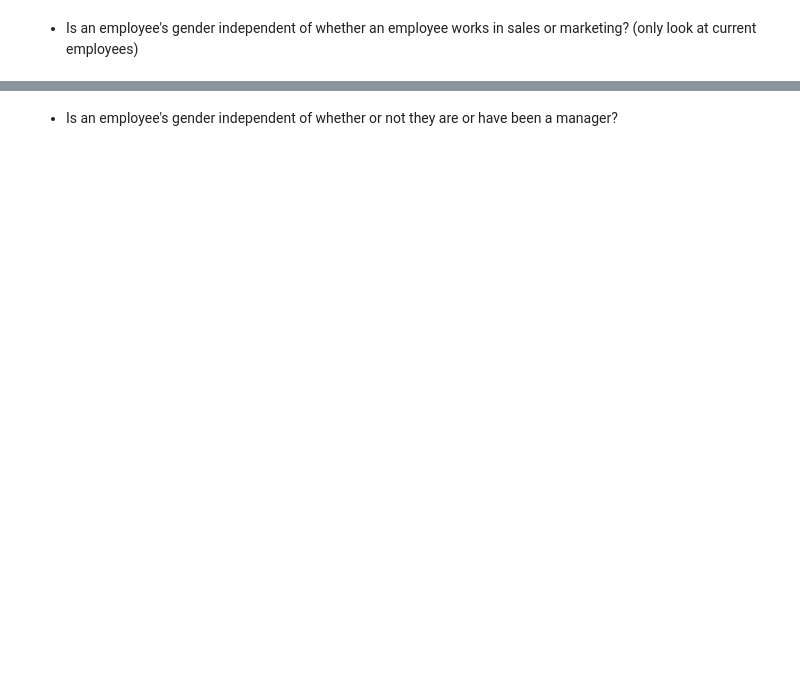
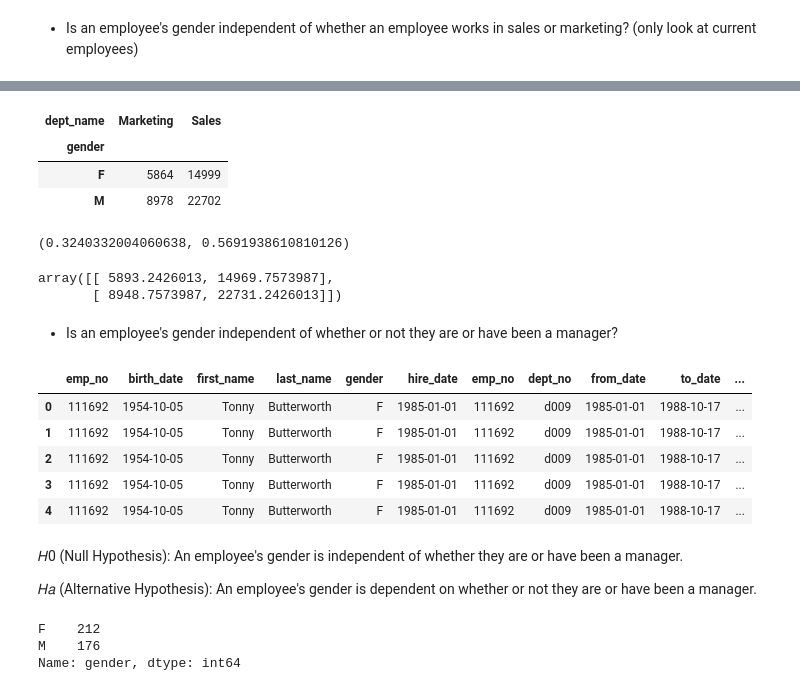
Before and after one commit to heywood95/statistics-exercises, a Jupyter notebook: hypothesis_testing.ipynb, the cells around one changed output, grey strips where cells are left out. Saved outputs shown, nothing was run; the diff lists cells and outputs as text; code cells hidden in the pictures; blank space fills up the shorter version.

```diff
--- a/hypothesis_testing.ipynb
+++ b/hypothesis_testing.ipynb
@@ -993,2 +1318,51 @@ We can see by comparing the contingency tables that the observed values are very
+# %%
+pd.crosstab(emp['gender'], emp['dept_name'])
+# %% [output]
+| dept_name | Marketing | Sales |
+| gender |  |  |
+| F | 5864 | 14999 |
+| M | 8978 | 22702 |
+# %%
+chi2, p, degf, expected = stats.chi2_contingency(pd.crosstab(emp['gender'], emp['dept_name']))
+chi2, p
+# %% [output]
+(0.3240332004060638, 0.5691938610810126)
+# %%
+expected
+# %% [output]
+array([[ 5893.2426013, 14969.7573987],
+       [ 8948.7573987, 22731.2426013]])
 # %% [markdown]
 - Is an employee's gender independent of whether or not they are or have been a manager?
+# %%
+query = '''
+SELECT *
+FROM employees AS e
+JOIN dept_manager AS dm
+ON dm.emp_no = e.emp_no
+JOIN departments AS d
+ON d.dept_no = dm.dept_no
+JOIN salaries AS s
+ON s.emp_no = dm.emp_no
+ORDER BY d.dept_name;
+'''
+# %%
+df = pd.read_sql(query, url)
+df.head()
+# %% [output]
+|  | emp_no | birth_date | first_name | last_name | gender | hire_date | emp_no | dept_no | from_date | to_date | ... |
+| 0 | 111692 | 1954-10-05 | Tonny | Butterworth | F | 1985-01-01 | 111692 | d009 | 1985-01-01 | 1988-10-17 | ... |
+| 1 | 111692 | 1954-10-05 | Tonny | Butterworth | F | 1985-01-01 | 111692 | d009 | 1985-01-01 | 1988-10-17 | ... |
+| 2 | 111692 | 1954-10-05 | Tonny | Butterworth | F | 1985-01-01 | 111692 | d009 | 1985-01-01 | 1988-10-17 | ... |
+| 3 | 111692 | 1954-10-05 | Tonny | Butterworth | F | 1985-01-01 | 111692 | d009 | 1985-01-01 | 1988-10-17 | ... |
+| 4 | 111692 | 1954-10-05 | Tonny | Butterworth | F | 1985-01-01 | 111692 | d009 | 1985-01-01 | 1988-10-17 | ... |
+# %% [markdown]
+𝐻0  (Null Hypothesis): An employee's gender is independent of whether they are or have been a manager.
+
+𝐻𝑎  (Alternative Hypothesis): An employee's gender is dependent on whether or not they are or have been a manager.
+# %%
+df['gender'].value_counts()
+# %% [output]
+F    212
+M    176
+Name: gender, dtype: int64
```
Also changed, not shown: parts of 59 cells of this notebook.
